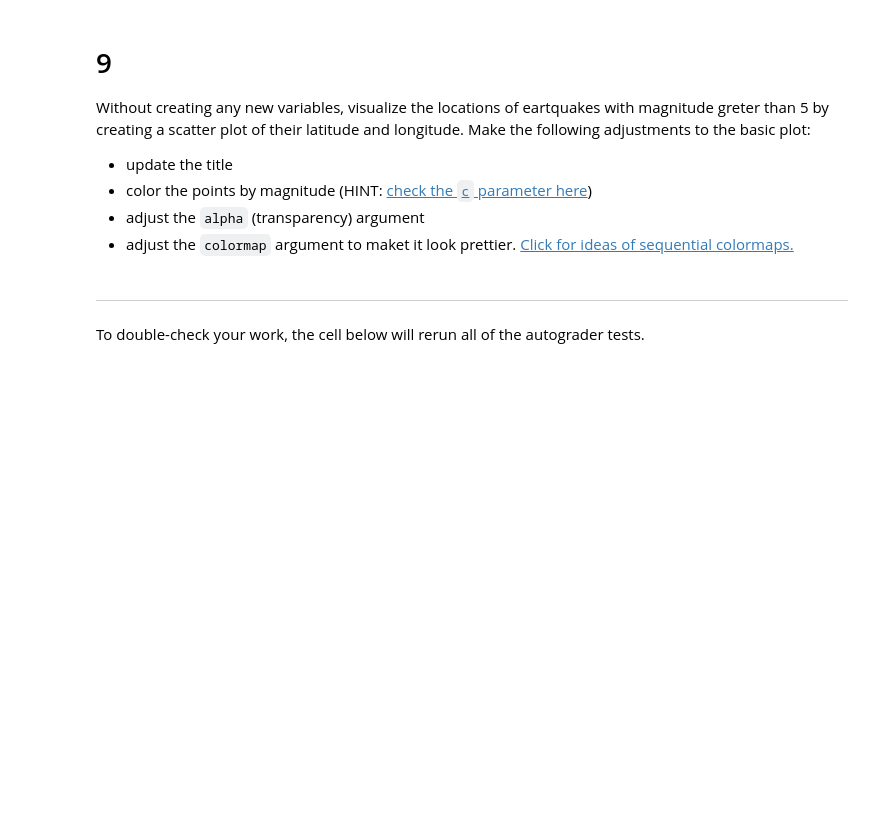
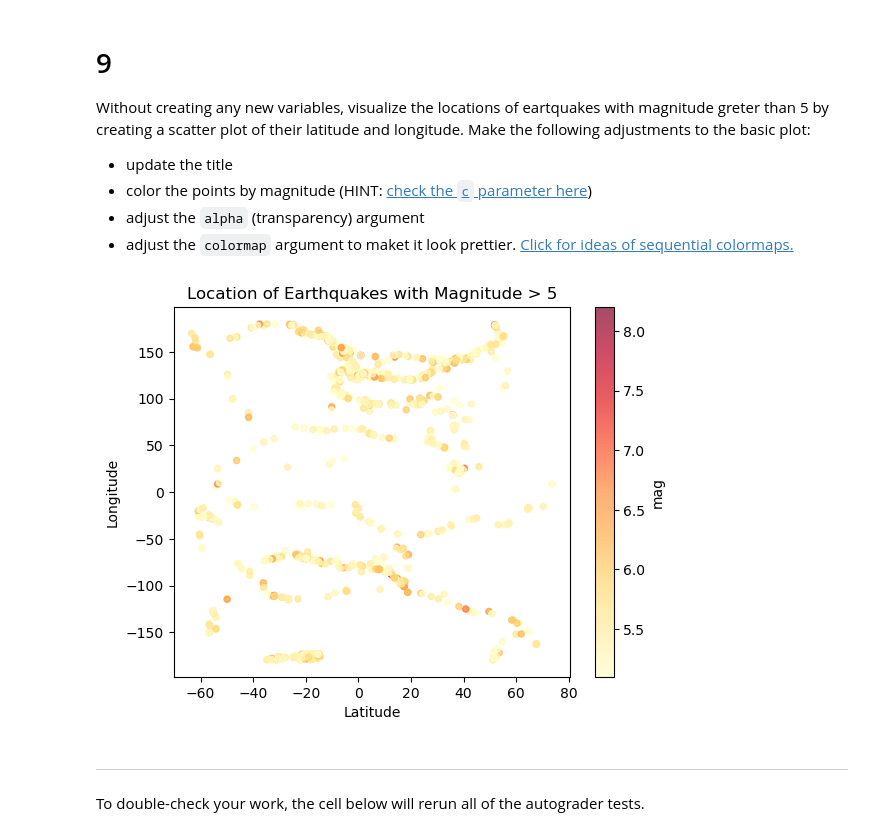
Before and after one commit to pr-scilla/eds220-hwk1, a Jupyter notebook: task3/hwk1-task3-earthquakes.ipynb, the cells around one changed output. Cells and saved outputs as stored; diff of their text form; code cells hidden in the pictures; blank space fills up the shorter version.

```diff
--- a/task3/hwk1-task3-earthquakes.ipynb
+++ b/task3/hwk1-task3-earthquakes.ipynb
@@ -278,6 +301,20 @@ Without creating any new variables, visualize the locations of eartquakes with m
 - color the points by magnitude (HINT: [check the `c` parameter here](https://pandas.pydata.org/pandas-docs/stable/reference/api/pandas.DataFrame.plot.scatter.html))
 - adjust the `alpha` (transparency) argument
 - adjust the `colormap` argument to maket it look prettier. [Click for ideas of sequential colormaps.](https://matplotlib.org/stable/users/explain/colors/colormaps.html)
+# %%
+# Filter eqk to records where magnitude is greater than 5 and plot as a scatterplot
+
+eqk[eqk['mag'] > 5].plot(kind = 'scatter',
+                   x = 'latitude',
+                   y = 'longitude',
+                   c = 'mag', # color points by values in mag column
+                   title = 'Location of Earthquakes with Magnitude > 5',
+                   xlabel = 'Latitude',
+                   ylabel = 'Longitude',
+                   alpha = 0.7, # set transparency of points to 0.7
+                   colormap ='YlOrRd');
+# %% [output]
+[figure, added]
 # %% [markdown]
 ---
 
```
Also changed, not shown: parts of 7 cells of this notebook.
